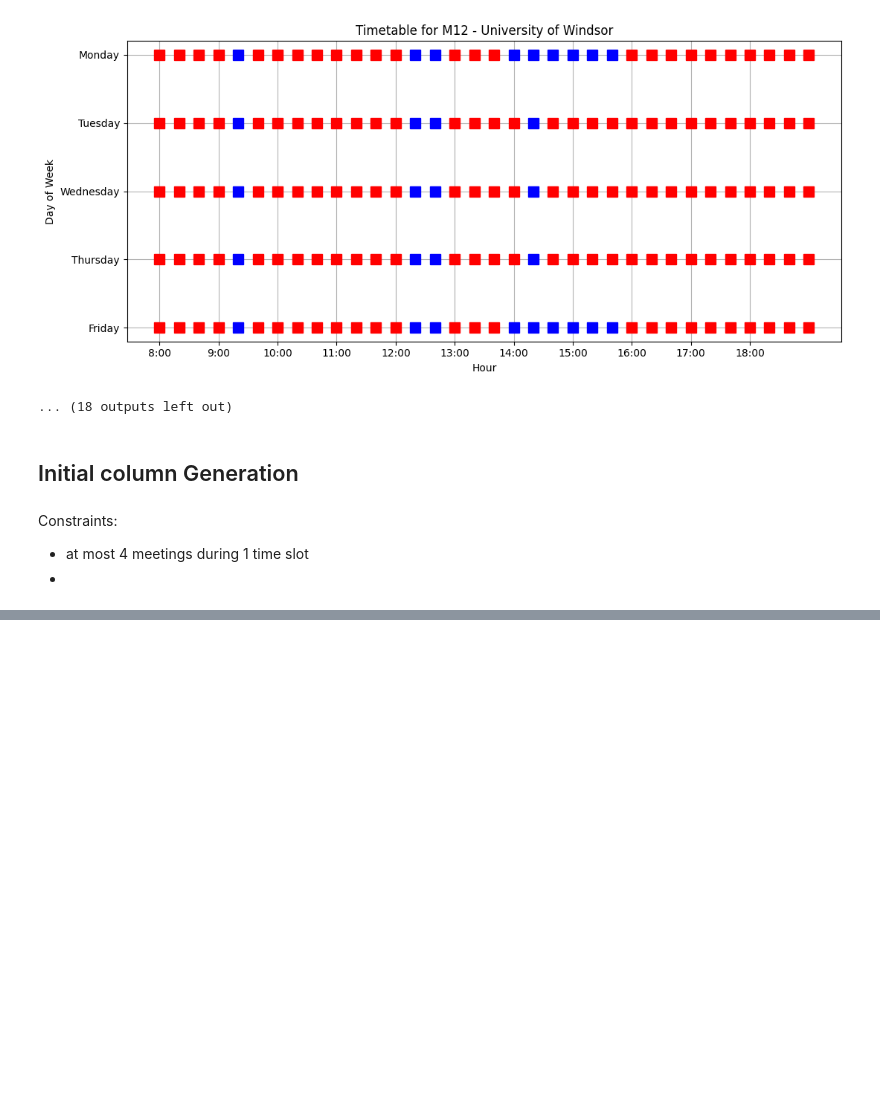
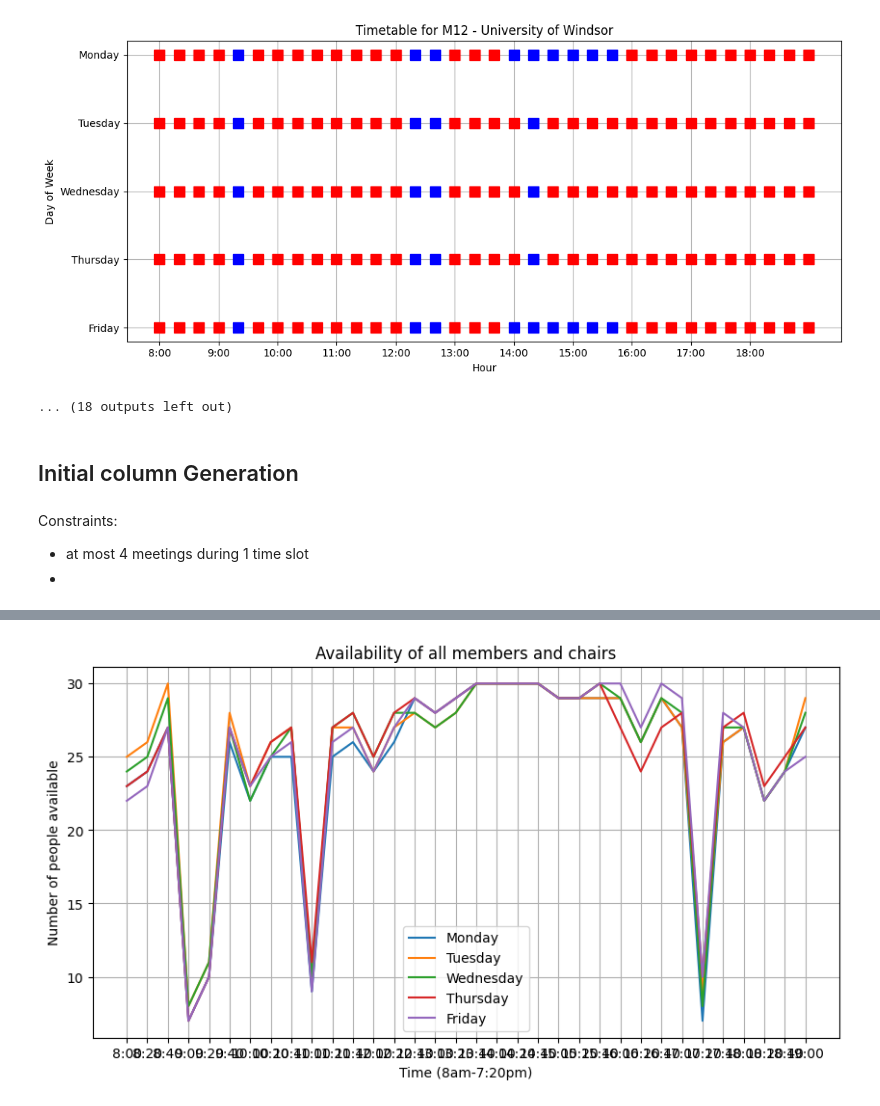
Before and after one commit to kevin51jiang/msci-435-project, a Jupyter notebook: datasetGeneration.ipynb, the cells around one changed output, grey strips where cells are left out. Drawn from its saved outputs; the diff is of its cells as text; code cells hidden in the pictures; blank space fills up the shorter version.

```diff
--- a/datasetGeneration.ipynb
+++ b/datasetGeneration.ipynb
@@ -51,6 +51,8 @@ def raw_universities_map_to_schedule(unis):
                     # Check if exists
                     if i in unis[uni]["schedule"][day]:
                         unis[uni]["schedule"][day][i] = True
+
+    return unis
 # %%
 
 def plot_schedule_map(unis):
@@ -508,3 +510,7 @@ plot_schedule_map(members)
 Constraints:
 - at most 4 meetings during 1 time slot
 -
+# %%
+# Combine the two dictionaries
+all_availability = {**members_availability, **chairs_availability}
+all_availability  # P
@@ -511,2 +535,17 @@ Constraints:
 # %%
-#
+import numpy as np
+
+
+def get_member_schedule(all_avail: dict):
+    schedule = np.zeros((5, 34))
+    for day_ind, day in enumerate(['M', 'T', 'W', 'Th', 'F']):
+        for p in filter(lambda x: x[0] == 'M', all_avail.keys()):
+            for time in range(8 * 3, 19 * 3 + 1):
+                # Check if exists
+                if time in all_avail[p]['schedule'][day] and all_avail[p]['schedule'][day][time] == False:
+                    schedule[day_ind][time - 34] += 1
+    return schedule
+
+
+member_schedule = get_member_schedule(all_availability)
+member_schedule.transpose()
@@ -512,0 +603,20 @@ Constraints:
+# %%
+def plot_schedule(schedule):
+    # Plot out each row of the schedule in a line graph
+    import matplotlib.pyplot as plt
+
+    plt.figure(figsize=(10, 5))
+    days = ['Monday', 'Tuesday', 'Wednesday', 'Thursday', 'Friday']
+    for i, day in enumerate(days):
+        plt.plot(schedule[i], label=day)
+    plt.title('Availability of all members and chairs')
+    plt.xlabel('Time (8am-7:20pm)')
+    plt.ylabel('Number of people available')
+    plt.xticks(range(0, 34), [f"{i // 3}:{(i % 3) * 20:02d}" for i in range(8 * 3, 19 * 3 + 1)])
+    plt.grid(True)
+    plt.legend()
+    plt.show()
+# %%
+plot_schedule(member_schedule)
+# %% [output]
+[figure, added]
```
Also changed, not shown: parts of 11 cells of this notebook.
